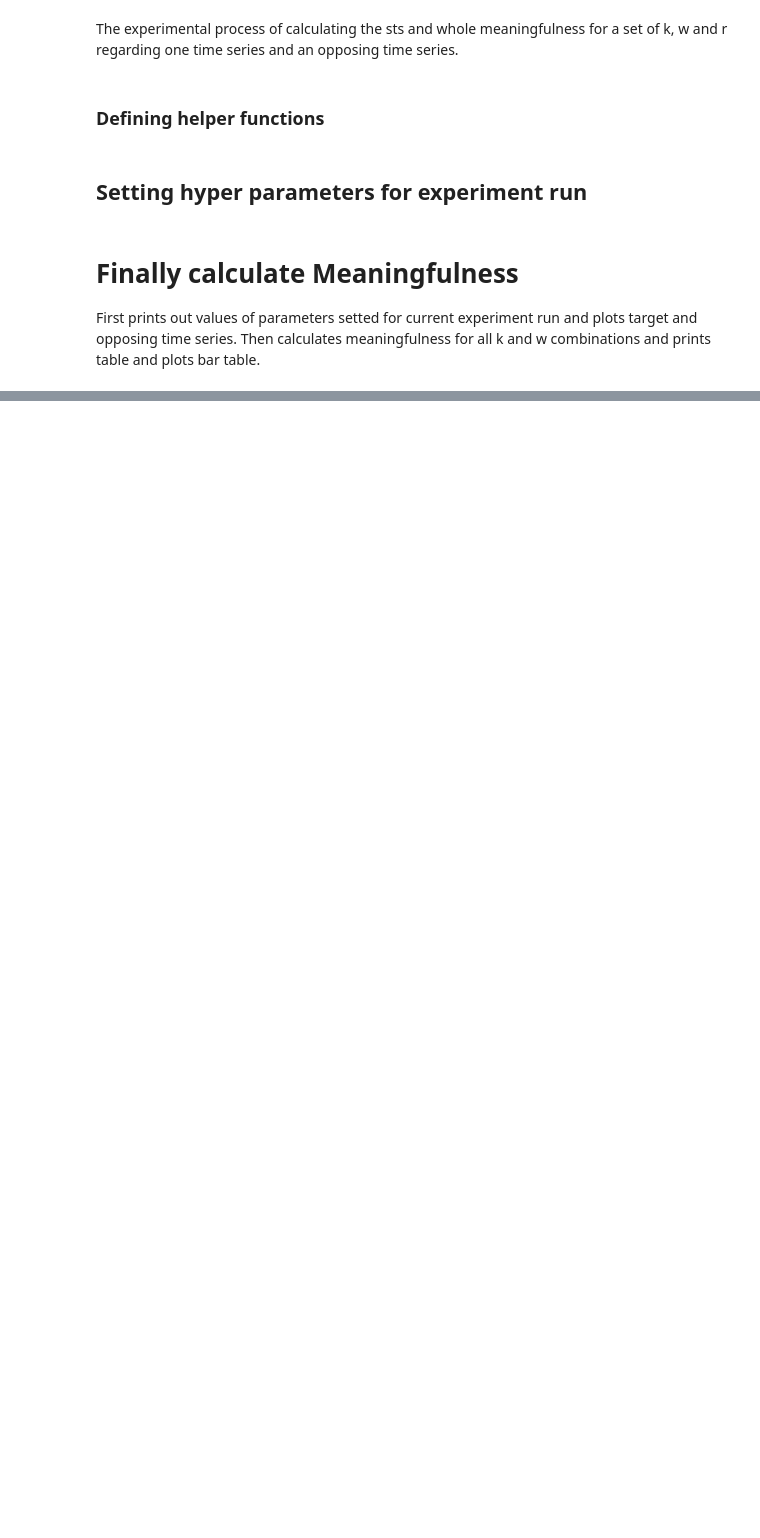
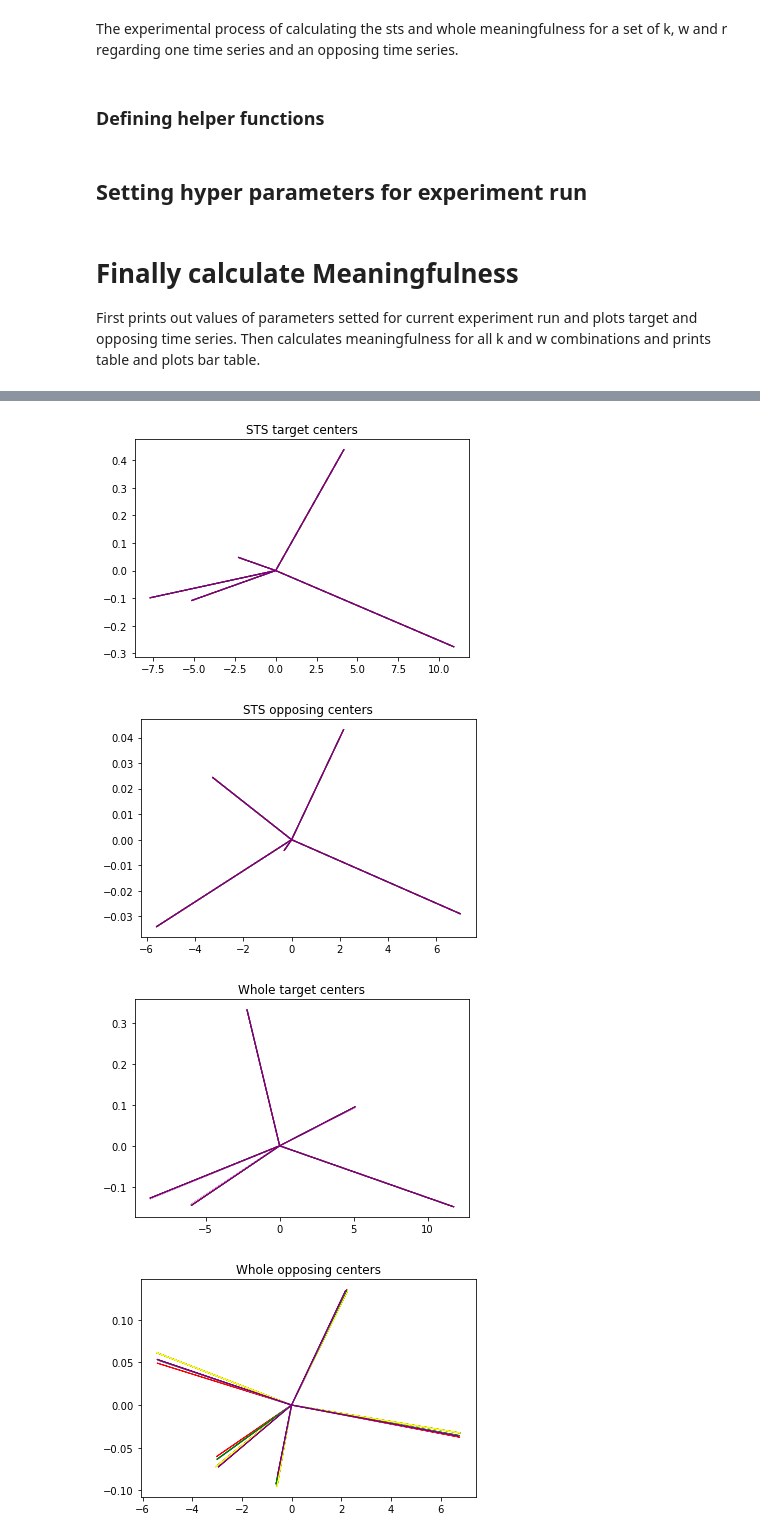
Before and after one commit to dapetri/Revisiting-STS-Clustering-Meaninglessness, a Jupyter notebook: py/exp_meaningfulness.ipynb, the cells around one changed output, grey strips where cells are left out. Cells and saved outputs as stored; diff of their text form; code cells hidden in the pictures; blank space fills up the shorter version.

Commit message:
visualizing clusters in py and matlab

```diff
--- a/py/exp_meaningfulness.ipynb
+++ b/py/exp_meaningfulness.ipynb
@@ -388,6 +370,8 @@ def scale_feature_matrix(m: np.array, typ="none"):
     if typ == "min-max":
         scaler = MinMaxScaler()
         return scaler.fit_transform(m)
+    if typ == 'zscore':
+        return stats.zscore(m)
 # %%
 # kmeans init: 'random' or 'k-means++'
 # gmm init_param: 'kmeans' or 'random'
@@ -605,0 +814,33 @@ Completed calculation for: w=16, k=7
+# %%
+from mpl_toolkits.mplot3d import Axes3D
+
+colors = ['black','red','blue','lightblue','yellow','green','pink','purple','orange','grey','beige']
+
+for r in range(len(pca_sts_target_centers)):
+    for v in pca_sts_target_centers[r]:
+        plt.arrow(0,0,v[0],v[1],width = 0.00000001,head_length=0.05,head_width=0.00005,shape='full',  linestyle='-',color = colors[r])
+plt.title('STS target centers')
+plt.show()
+
+for r in range(len(pca_sts_opposing_centers)):
+    for v in pca_sts_opposing_centers[r]:
+        plt.arrow(0,0,v[0],v[1],width = 0.00000001,head_length=0.05,head_width=0.00005,shape='full',  linestyle='-',color = colors[r])
+plt.title('STS opposing centers')
+plt.show()
+
+for r in range(len(pca_whole_target_centers)):
+    for v in pca_whole_target_centers[r]:
+        plt.arrow(0,0,v[0],v[1],width = 0.00000001,head_length=0.05,head_width=0.00005,shape='full',  linestyle='-',color = colors[r])
+plt.title('Whole target centers')
+plt.show()
+
+for r in range(len(pca_whole_opposing_centers)):
+    for v in pca_whole_opposing_centers[r]:
+        plt.arrow(0,0,v[0],v[1],width = 0.00000001,head_length=0.05,head_width=0.00005,shape='full',  linestyle='-',color = colors[r])
+plt.title('Whole opposing centers')
+plt.show()
+# %% [output]
+[figure, added]
+[figure, added]
+[figure, added]
+[figure, added]
```
Also changed, not shown: parts of 14 cells of this notebook, 12 other files.
